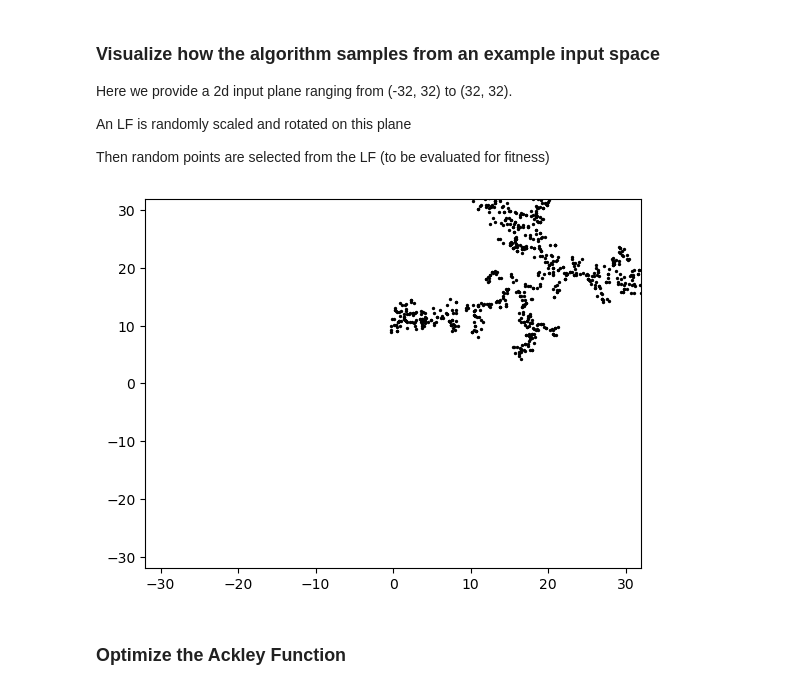
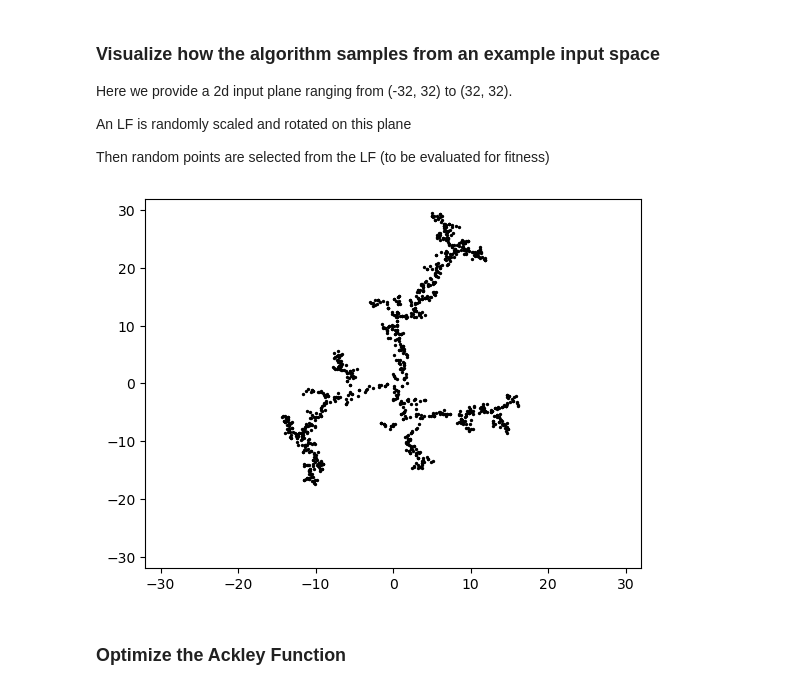
Before and after one commit to tachophobia/ISEF2425, a Jupyter notebook: lichtenberg_optimization.ipynb, the cells around one changed output. Saved outputs shown, nothing was run; the diff lists cells and outputs as text; code cells hidden in the pictures.

```diff
--- a/lichtenberg_optimization.ipynb
+++ b/lichtenberg_optimization.ipynb
@@ -25,16 +27,18 @@ Then random points are selected from the LF (to be evaluated for fitness)
 # %%
 grid = np.load('figure2d.npy')
 lf = LichtenbergFigure(grid, (0, 0), (-32, 32))
 
-lf.rand_transform((20, 20))
+lf.rand_transform((0, 0))
+# consider adding a decay to the random scale where at first it's more exploratory and over time it decays to have lower random bounds
+# random scale starts between [epsilon, 1] where epsilon = 0.9 and decays to 0.01
 samples = lf.sample(1000)
 x, y = zip(*samples)
 plt.scatter(x, y, s=2, c='k')
 plt.xlim(-32, 32)
 plt.ylim(-32, 32)
 plt.show()
 # %% [output]
-[figure, old version]
+[figure, new version]
 # %% [markdown]
 ### Optimize the Ackley Function
 # %%
```
Also changed, not shown: parts of 2 cells of this notebook.
